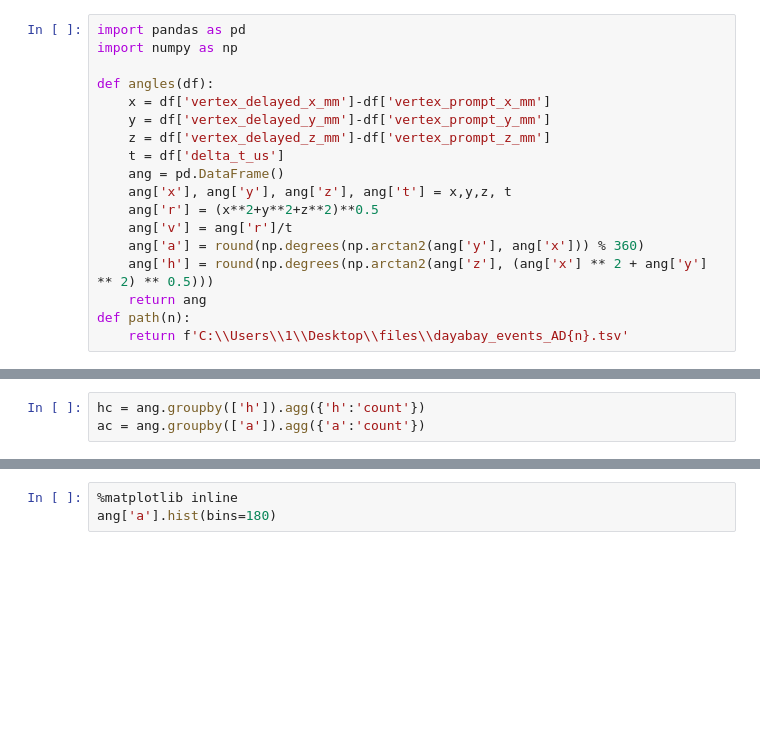
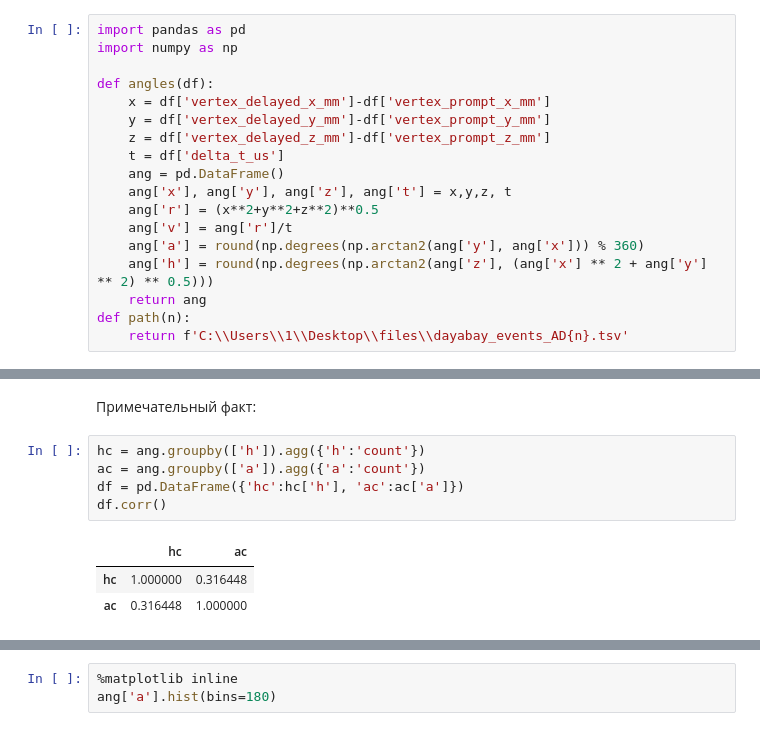
Before and after one commit to Dmitriy-Arhipov/lpr_python_1sem, a Jupyter notebook: DayaBay.ipynb, the cells around one changed output, grey strips where cells are left out. Drawn from its saved outputs; the diff is of its cells as text; blank space fills up the shorter version.

```diff
--- a/DayaBay.ipynb
+++ b/DayaBay.ipynb
@@ -49,6 +49,14 @@ ang.describe()
 | 50% | 8.340090 | -5.739870 | -0.039920 | 25.763001 | 297.952584 | 11.736513 | 185.000000 | 0.000000 |
 | 75% | 136.641085 | 123.321550 | 137.454971 | 46.525002 | 436.462924 | 24.687015 | 275.000000 | 31.000000 |
 | max | 5756.639039 | 3888.369990 | 4406.189820 | 199.987000 | 7558.019161 | 3461.071849 | 360.000000 | 90.000000 |
+# %% [markdown]
+Примечательный факт:
 # %%
 hc = ang.groupby(['h']).agg({'h':'count'})
 ac = ang.groupby(['a']).agg({'a':'count'})
+df = pd.DataFrame({'hc':hc['h'], 'ac':ac['a']})
+df.corr()
+# %% [output]
+|  | hc | ac |
+| hc | 1.000000 | 0.316448 |
+| ac | 0.316448 | 1.000000 |
```
Also changed, not shown: parts of 7 cells of this notebook.
